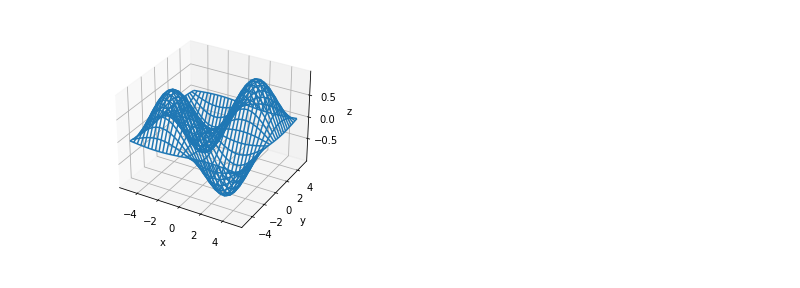
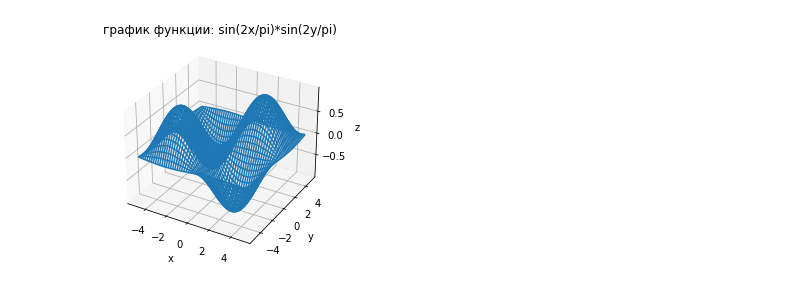
Before and after one commit to millfort/tusur-ics, a Jupyter notebook: 1lab/main.ipynb, the cells around one changed output. Cells and saved outputs as stored; diff of their text form; code cells hidden in the pictures.

```diff
--- a/1lab/main.ipynb
+++ b/1lab/main.ipynb
@@ -21,36 +8,48 @@ def f(x, y):
+# %%
+class Bounds:
+    def __init__(self, left, right):
+        self.left = left
+        self.right = right
+
+X_BOUNDS = Bounds(-5., 5.)
+Y_BOUNDS = Bounds(-5., 5.)
+Z_BOUNDS = Bounds(-1., 1.)
+
+PI = 3.1415926535897932384626433832795
+
+def F(x, y):
+    return np.sin(2*x/PI) * np.sin(2*y/PI)
 # %%
-x = np.linspace(x_bounds["left"], x_bounds["right"], 30)
-y = np.linspace(y_bounds["left"], y_bounds["right"], 30)
-
+x = np.linspace(X_BOUNDS.left, X_BOUNDS.right, 50)
+y = np.linspace(Y_BOUNDS.left, Y_BOUNDS.right, 50)
 X, Y = np.meshgrid(x, y)
 
 def to_bound(low, high):
     def f(v):
         if v < low:
             return low
         if v > high:
             return high
         return v
     return f
 
 def make_z(x, y, f, lb, rb):
     z = f(x, y)
     for i, zz in enumerate(z):
         zz = list(map(to_bound(lb, rb), zz))
         z[i] = zz
     return z
 
-Z = make_z(X, Y, f, z_bounds["left"], z_bounds["right"])
+Z = make_z(X, Y, F, Z_BOUNDS.left, Z_BOUNDS.right)
+
+def plot_3d_surface(x, y, z):
+    ax = plt.axes(projection='3d')
+    plt.title('график функции: sin(2x/pi)*sin(2y/pi)')
+    ax.set_xlabel('x')
+    ax.set_ylabel('y')
+    ax.set_zlabel('z')
+    ax.plot_wireframe(x, y, z)
+
+plot_3d_surface(X, Y, Z)
+# %% [output]
+[figure, added]
-# %%
-def plot_3d_surface(x, y, z):
-    #%matplotlib widget
-    fig = plt.figure()
-    ax = plt.axes(projection='3d')
-    ax.set_xlabel('x')
-    ax.set_ylabel('y')
-    ax.set_zlabel('z')
-    ax.plot_wireframe(x, y, z)
-
-plot_3d_surface(X, Y, Z)
-# %% [output]
-[figure, removed]
```
Also changed, not shown: parts of 7 cells of this notebook, 1 other file.
